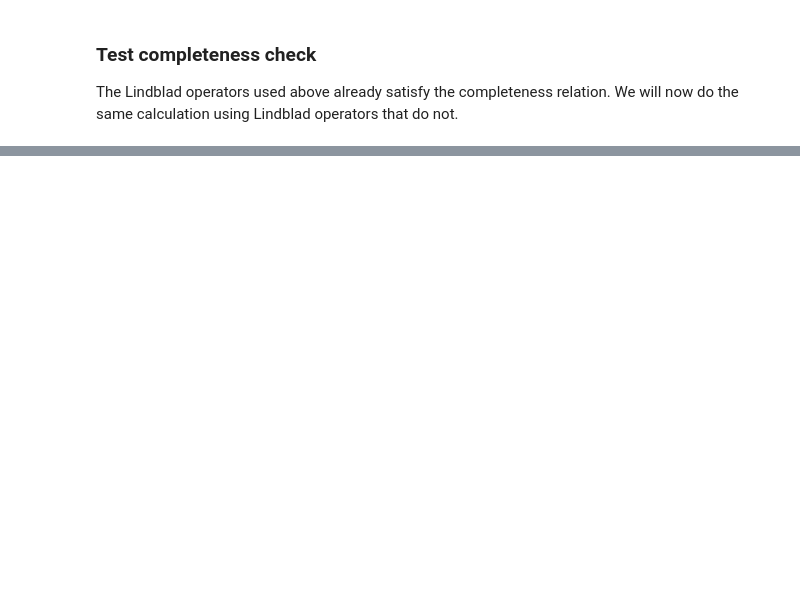
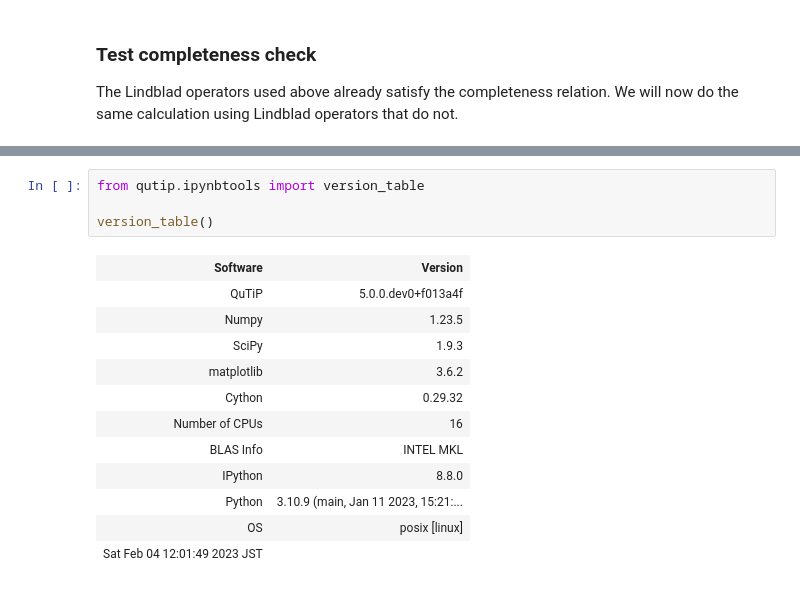
Before and after one commit to pmenczel/nm-mcsolve-example, a Jupyter notebook: nonmarkovian_mcsolver.ipynb, the cells around one changed output, grey strips where cells are left out. Saved outputs shown, nothing was run; the diff lists cells and outputs as text; blank space fills up the shorter version.

```diff
--- a/nonmarkovian_mcsolver.ipynb
+++ b/nonmarkovian_mcsolver.ipynb
@@ -126,0 +127,17 @@ plt.show()
+# %%
+from qutip.ipynbtools import version_table
+
+version_table()
+# %% [output]
+| Software | Version |
+| QuTiP | 5.0.0.dev0+f013a4f |
+| Numpy | 1.23.5 |
+| SciPy | 1.9.3 |
+| matplotlib | 3.6.2 |
+| Cython | 0.29.32 |
+| Number of CPUs | 16 |
+| BLAS Info | INTEL MKL |
+| IPython | 8.8.0 |
+| Python | 3.10.9 (main, Jan 11 2023, 15:21:... |
+| OS | posix [linux] |
+| Sat Feb 04 12:01:49 2023 JST |  |
```
Also changed, not shown: parts of 4 cells of this notebook.
